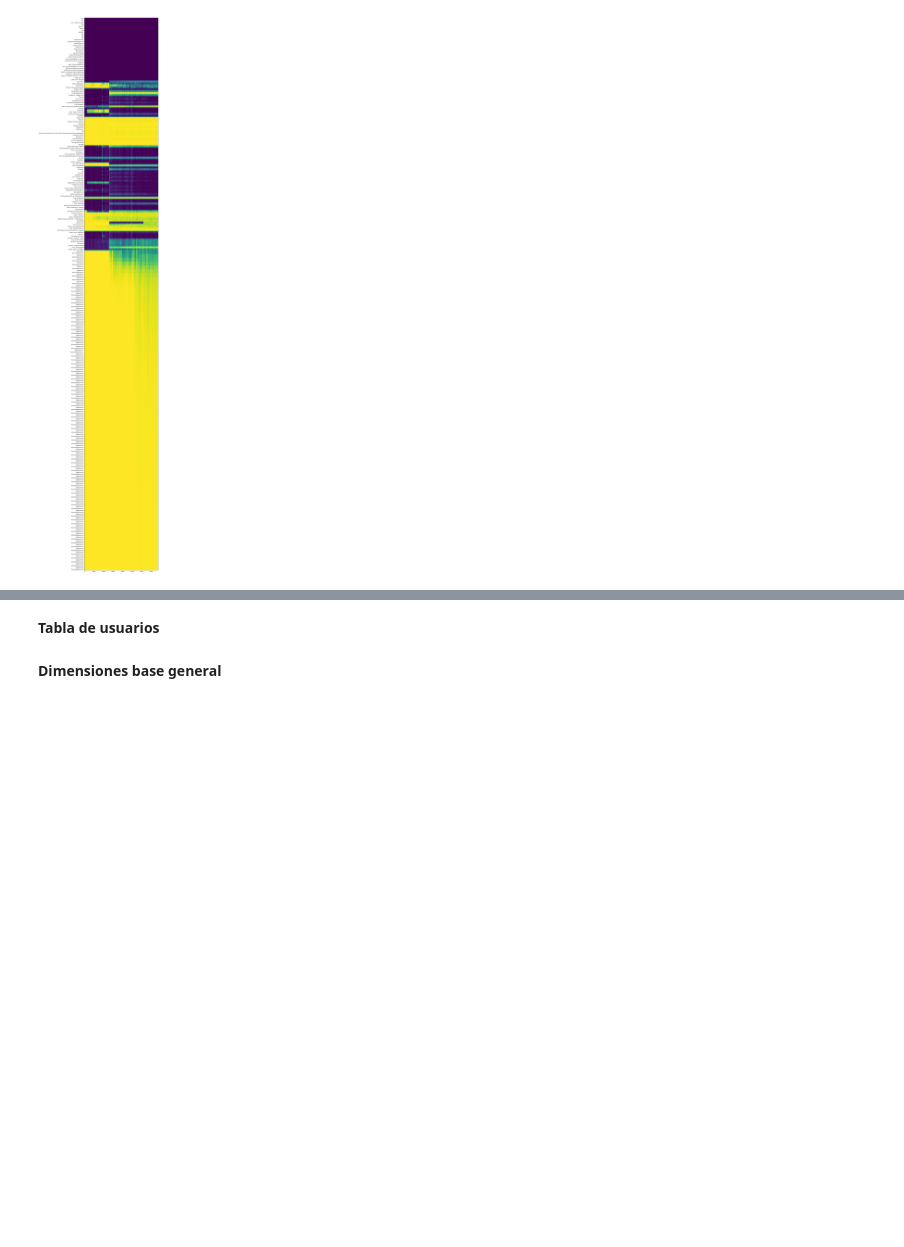
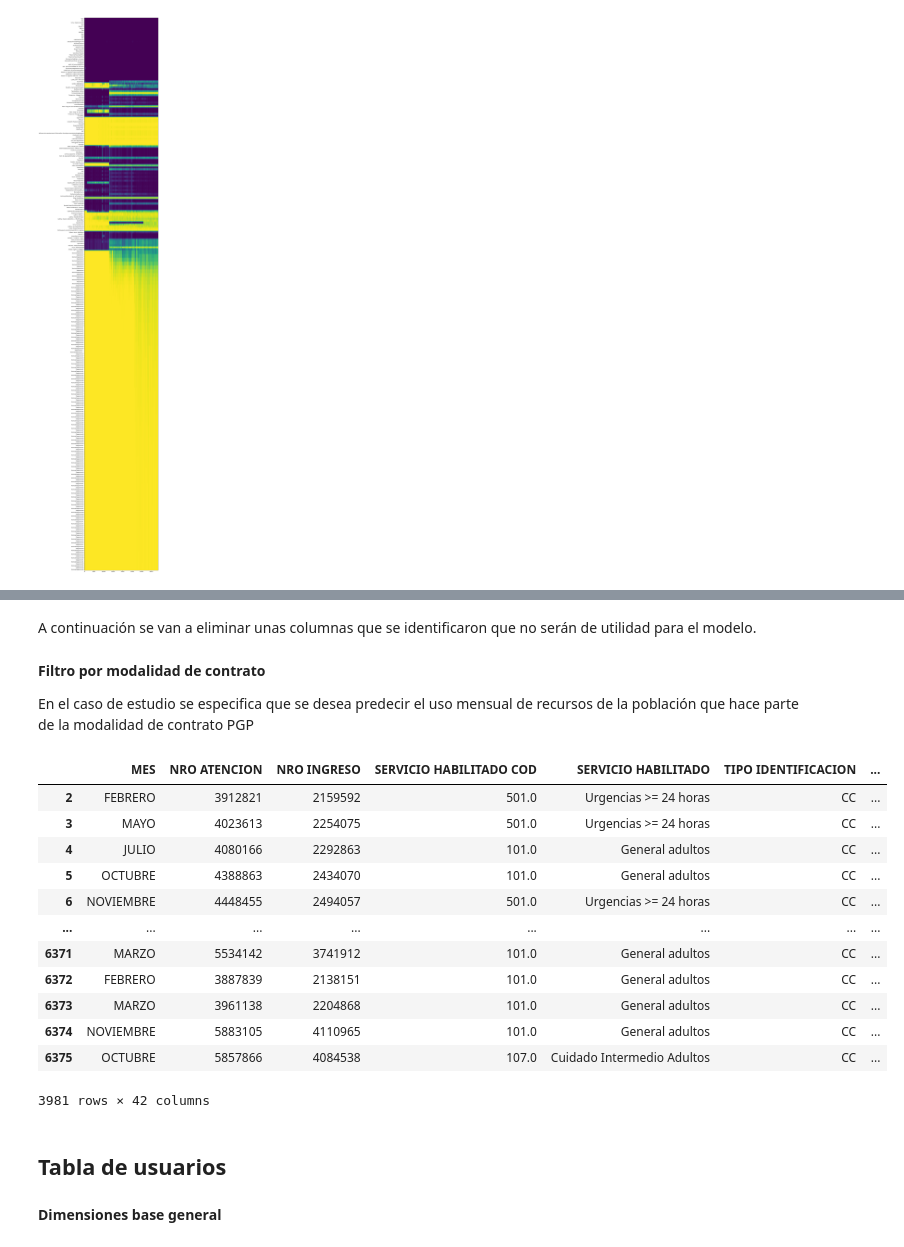
Before and after one commit to EstebanCaroP/Proyecto_Salud, a Jupyter notebook: B_Preprocesamiento.ipynb, the cells around one changed output, grey strips where cells are left out. Saved outputs shown, nothing was run; the diff lists cells and outputs as text; code cells hidden in the pictures; blank space fills up the shorter version.

```diff
--- a/B_Preprocesamiento.ipynb
+++ b/B_Preprocesamiento.ipynb
@@ -82,0 +178,37 @@ plt.yticks(range(df_egresos.shape[1]), df_egresos.columns);
+# %% [markdown]
+A continuación se van a eliminar unas columnas que se identificaron que no serán de utilidad para el modelo.
+# %%
+eliminar_registros = [ 'EPS VALIDADA', "FECHA INGRESO SERVICIO", "FECHA POSIBLE ALTA", "FECHA ALTA MEDICA","FECHA RECAUDO",
+                        "FECHA CAMILLERO", "FECHA ENFERMERIA", "FECHA FACTURACION AUDIFARMA",
+                        "FECHA FARMACIA", 'FECHA ASEO', 'DEMORA SALIDA CLINICA (DIAS)', 'YEAR', 'FUENTE FINANCIACION1']
+# %%
+df_egresos.drop(columns = eliminar_registros, inplace= True)
+# %%
+porcentajes_nulos = df_egresos.isnull().sum()*100/len(df_egresos)
+eliminar = porcentajes_nulos[porcentajes_nulos > 60].keys()
+eliminar.tolist()
+
+df_egresos.drop(columns = eliminar, inplace= True)
+# %% [markdown]
+**Filtro por modalidad de contrato**
+
+En el caso de estudio se especifica que se desea predecir el uso mensual de recursos de la población que hace parte de la modalidad de contrato PGP
+# %%
+df_egresos = df_egresos[df_egresos['MODALIDAD CONTRATO'] == 'PGP']
+df_egresos.drop(['MODALIDAD CONTRATO'], inplace = True, axis = 1)
+# %%
+df_egresos
+# %% [output]
+|  | MES | NRO ATENCION | NRO INGRESO | SERVICIO HABILITADO COD | SERVICIO HABILITADO | TIPO IDENTIFICACION | ... |
+| 2 | FEBRERO | 3912821 | 2159592 | 501.0 | Urgencias >= 24 horas | CC | ... |
+| 3 | MAYO | 4023613 | 2254075 | 501.0 | Urgencias >= 24 horas | CC | ... |
+| 4 | JULIO | 4080166 | 2292863 | 101.0 | General adultos | CC | ... |
+| 5 | OCTUBRE | 4388863 | 2434070 | 101.0 | General adultos | CC | ... |
+| 6 | NOVIEMBRE | 4448455 | 2494057 | 501.0 | Urgencias >= 24 horas | CC | ... |
+| ... | ... | ... | ... | ... | ... | ... | ... |
+| 6371 | MARZO | 5534142 | 3741912 | 101.0 | General adultos | CC | ... |
+| 6372 | FEBRERO | 3887839 | 2138151 | 101.0 | General adultos | CC | ... |
+| 6373 | MARZO | 3961138 | 2204868 | 101.0 | General adultos | CC | ... |
+| 6374 | NOVIEMBRE | 5883105 | 4110965 | 101.0 | General adultos | CC | ... |
+| 6375 | OCTUBRE | 5857866 | 4084538 | 107.0 | Cuidado Intermedio Adultos | CC | ... |
+3981 rows × 42 columns
@@ -83,5 +217,5 @@ plt.yticks(range(df_egresos.shape[1]), df_egresos.columns);
 # %% [markdown]
-**Tabla de usuarios**
+## Tabla de usuarios ##
 # %%
 funciones.check_df(df_usuarios)
 # %% [output]
```
Also changed, not shown: parts of 40 cells of this notebook.
